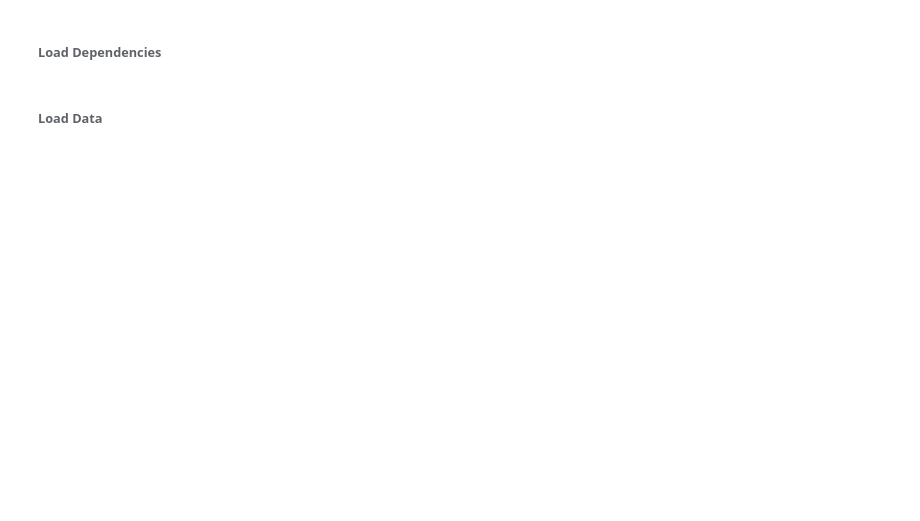
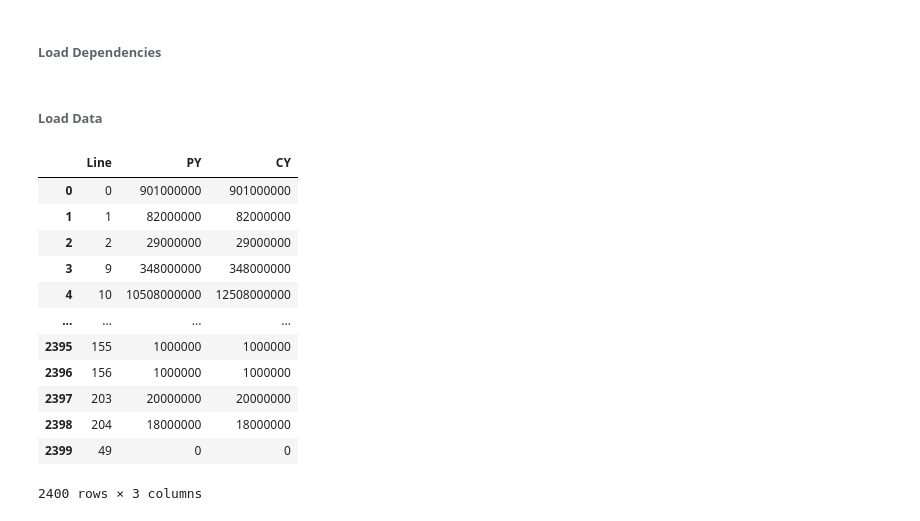
Before and after one commit to is-leeroy-jenkins/Mathy, a Jupyter notebook: ipynb/board.ipynb, the cells around one changed output. Drawn from its saved outputs; the diff is of its cells as text; code cells hidden in the pictures; blank space fills up the shorter version.

```diff
--- a/ipynb/board.ipynb
+++ b/ipynb/board.ipynb
@@ -59,14 +61,28 @@ df_schedx = df_excel[ max_columns ].copy( )
 sns.set_style( 'darkgrid' )
 # %%
 # Load Data Source
-ds = db.DataSource( df=df_numeric, target='BY' )
-data = ds.data
-targets = ds.encode_targets( )
-
-# Standardized data
-scaler = StandardScaler( )
-std_data = scaler.train_transform( data )
-
-# Normalized data
-normal = NormalScaler( )
-nrm_data = normal.train_transform( data )
+ds = db.DataSource( df=df_schedx, target='CY' )
+cols = ds.categorical_columns
+targets = ds.targets
+data = ds.dataframe
+ln = ds.encode_labels( 'Line' )
+tgt = ds.encode_targets( )
+py = data[ 'PY' ].values
+cy = data[ 'CY' ].values
+lines = pd.Series( ln, name='Line' )
+data[ 'Line' ] = lines
+data
+# %% [output]
+|  | Line | PY | CY |
+| 0 | 0 | 901000000 | 901000000 |
+| 1 | 1 | 82000000 | 82000000 |
+| 2 | 2 | 29000000 | 29000000 |
+| 3 | 9 | 348000000 | 348000000 |
+| 4 | 10 | 10508000000 | 12508000000 |
+| ... | ... | ... | ... |
+| 2395 | 155 | 1000000 | 1000000 |
+| 2396 | 156 | 1000000 | 1000000 |
+| 2397 | 203 | 20000000 | 20000000 |
+| 2398 | 204 | 18000000 | 18000000 |
+| 2399 | 49 | 0 | 0 |
+2400 rows × 3 columns
```
Also changed, not shown: parts of 6 cells of this notebook, 4 other files.
